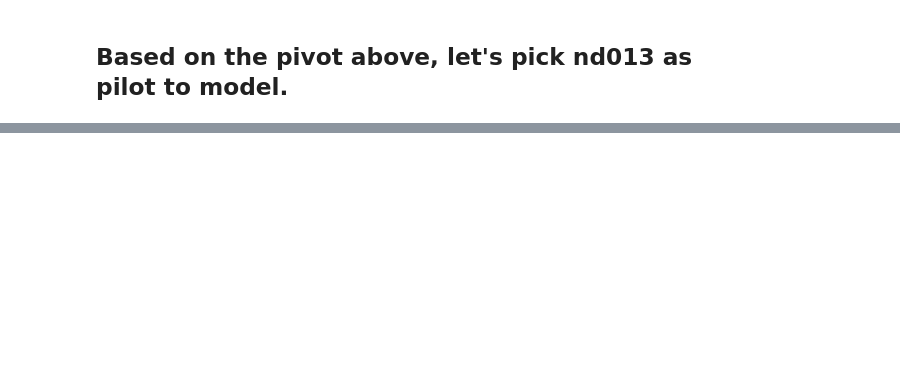
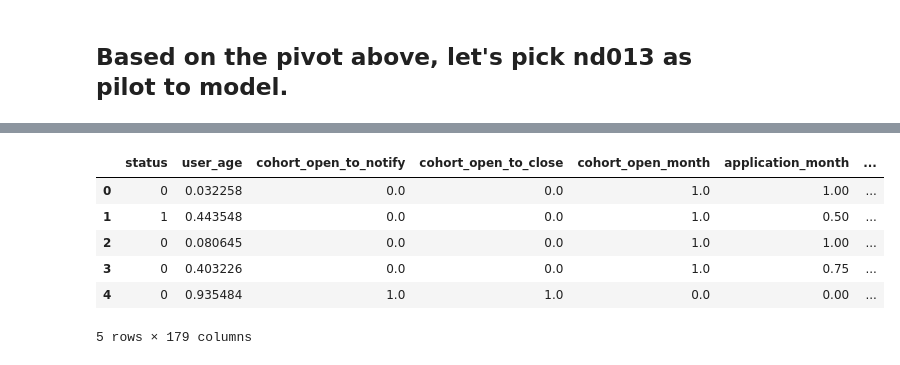
Before and after one commit to yidongli-u/udacity, a Jupyter notebook: successful-student-profile/Model1-auto-admissions-mahine.ipynb, the cells around one changed output, grey strips where cells are left out. Saved outputs shown, nothing was run; the diff lists cells and outputs as text; code cells hidden in the pictures; blank space fills up the shorter version.

```diff
--- a/successful-student-profile/Model1-auto-admissions-mahine.ipynb
+++ b/successful-student-profile/Model1-auto-admissions-mahine.ipynb
@@ -78,2 +95,4 @@ Name: application_id, dtype: int64
 # %%
-df = pd.merge(df_apps,df_courses,on=['application_id','cohort_id','applicant_id','nd_key'],how='left')
+# data
+df = pd.merge(df_app,df_courses,on=['application_id','cohort_id','applicant_id','nd_key'],how='left')
+df = pd.merge(df,df_nd,on=['application_id'],how='left').fillna(0)
@@ -119,7 +146,12 @@ df_nd013.shape
 # %%
 # only columns we care about
-cols = ['status','application_id','user_age','cohort_open_to_notify','cohort_open_to_close'
-        ,'apply_before_start','apply_to_submit','num_course_enrolled']
+#cols = ['status','application_id','user_age','cohort_open_to_notify','cohort_open_to_close'
+#        ,'apply_before_start','apply_to_submit','num_course_enrolled']
+cols = ['status','application_id','user_age', 'cohort_open_to_notify',
+       'cohort_open_to_close', 'cohort_open_month', 'application_month',
+       'apply_before_start', 'apply_to_submit', 'num_courses',
+       'num_course_finished', 'num_course_enrolled',
+       'user_study_age'] + list(df['applicant_country'].unique()) + list(df_nd_enrolls['nd_key'].unique())
 df_nd013 = df_nd013[cols]
 # %%
 # from questions_responses
@@ -208,5 +222,44 @@ for i,word_list in words.items():
     d[i] = df_goal['response'].apply(lambda x: 1 if any(w in x for w in word_list) else 0)
     o = d.groupby('application_id').agg({i:'max'}).reset_index()
     data = pd.merge(data,o,on=['application_id'],how='left')
+# %%
+# scale data
+
+# fill NaN
+data = data.fillna(0)
+data_scale = data.iloc[:,2:]
+
+# Find the min and max values for each column
+def dataset_minmax(dataset):
+    minmax = list()
+    for column in dataset:
+        col_values = [data[column][i] for i in range(dataset.shape[0])]
+        value_min = np.min(col_values)
+        value_max = np.max(col_values)
+        minmax.append([value_min, value_max])
+    return minmax
+
+# Rescale dataset columns to the range 0-1
+def normalize_dataset(dataset, minmax):
+    for row in range(dataset.shape[0]):
+        for column in range(dataset.shape[1]):
+            if (minmax[column][1] - minmax[column][0]) == 0:
+                dataset.iloc[row,column] = dataset.iloc[row,column]
+            else:
+                dataset.iloc[row,column] = (dataset.iloc[row,column] - minmax[column][0]) / (minmax[column][1] - minmax[column][0])
+
+minmax = dataset_minmax(data_scale)
+normalize_dataset(data_scale, minmax)
+data = pd.concat([data['status'],data_scale],axis=1)
+# %%
+data.head()
+# %% [output]
+|  | status | user_age | cohort_open_to_notify | cohort_open_to_close | cohort_open_month | application_month | ... |
+| 0 | 0 | 0.032258 | 0.0 | 0.0 | 1.0 | 1.00 | ... |
+| 1 | 1 | 0.443548 | 0.0 | 0.0 | 1.0 | 0.50 | ... |
+| 2 | 0 | 0.080645 | 0.0 | 0.0 | 1.0 | 1.00 | ... |
+| 3 | 0 | 0.403226 | 0.0 | 0.0 | 1.0 | 0.75 | ... |
+| 4 | 0 | 0.935484 | 1.0 | 1.0 | 0.0 | 0.00 | ... |
+5 rows × 179 columns
 # %%
 # split into training and test data set
```
Also changed, not shown: parts of 55 cells of this notebook, 6 other files.
